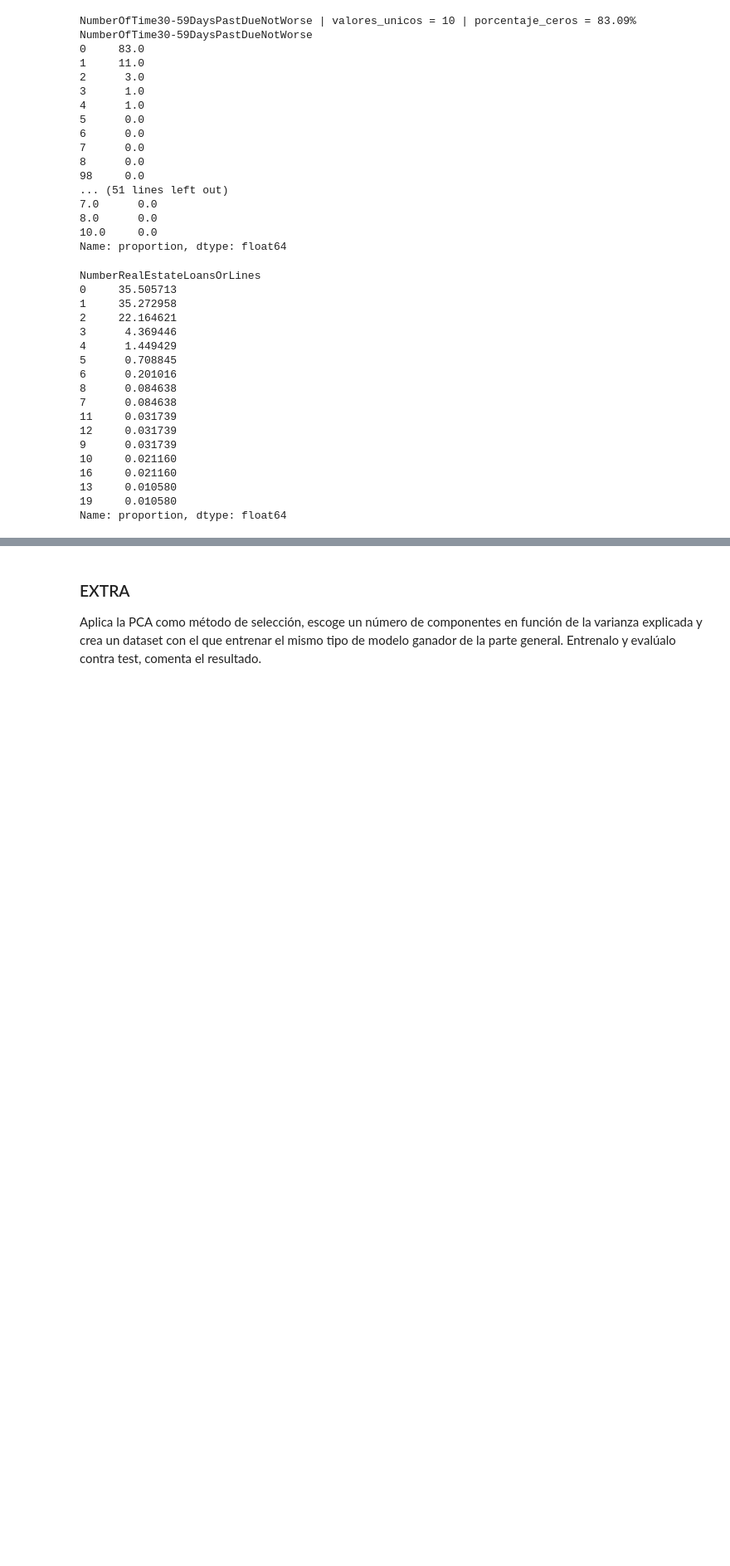
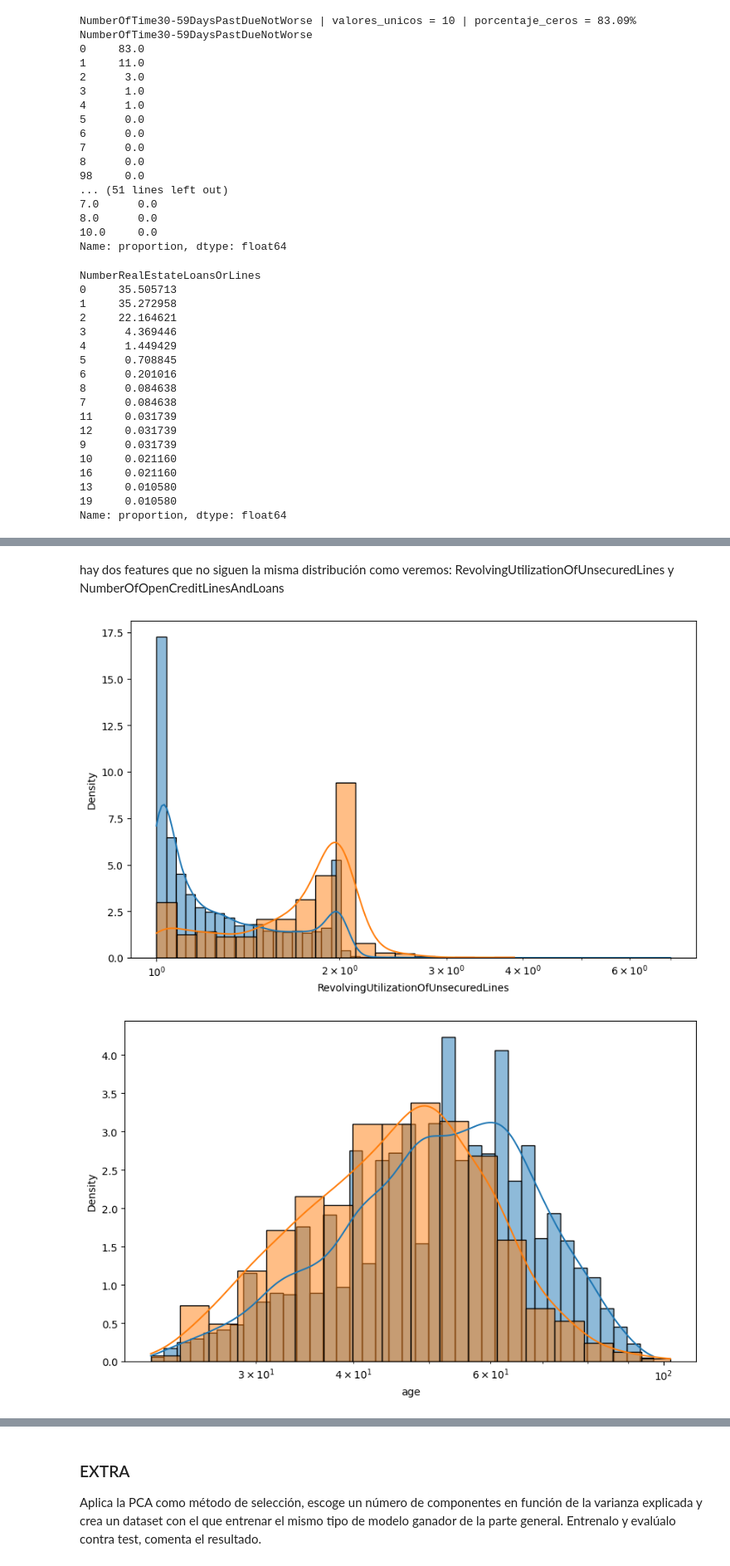
Before and after one commit to mfondevilla/DS-Online-MelaniaFondevilla, a Jupyter notebook: 04_Machine_Learning/Sprint_14/Unidad_02_ML_No_Supervisado_Feature_Selection/03_Practica_Obligatoria/18_Practica_Obligatoria_Feature_Selection.ipynb, the cells around one changed output, grey strips where cells are left out. Shown at 83% size. Drawn from its saved outputs; the diff is of its cells as text; code cells hidden in the pictures; blank space fills up the shorter version.

```diff
--- a/04_Machine_Learning/Sprint_14/Unidad_02_ML_No_Supervisado_Feature_Selection/03_Practica_Obligatoria/18_Practica_Obligatoria_Feature_Selection.ipynb
+++ b/04_Machine_Learning/Sprint_14/Unidad_02_ML_No_Supervisado_Feature_Selection/03_Practica_Obligatoria/18_Practica_Obligatoria_Feature_Selection.ipynb
@@ -239,0 +347,24 @@ Name: proportion, dtype: float64
+# %% [markdown]
+hay dos features que no siguen la misma distribución como veremos: RevolvingUtilizationOfUnsecuredLines y NumberOfOpenCreditLinesAndLoans
+# %%
+#cambiamos la escala de la gráfica para ver mejor la distribución que difiere de los valores 1 y 0 para el target
+
+for col in features_num:
+    plt.figure(figsize=(10, 6))
+    sns.histplot(train_set.loc[df[target] == 0] +1,
+        x = col,
+        kde = True,
+        stat="density",
+        log_scale=10,
+        label="0")
+    sns.histplot(train_set.loc[df[target] == 1] +1,
+        x = col,
+        kde = True,
+        stat="density",
+        log_scale=10,
+        label="1")
+plt.legend()
+plt.show()
+# %% [output]
+[figure, added]
+[figure, added]
```
Also changed, not shown: parts of 54 cells of this notebook, 1 other file.
